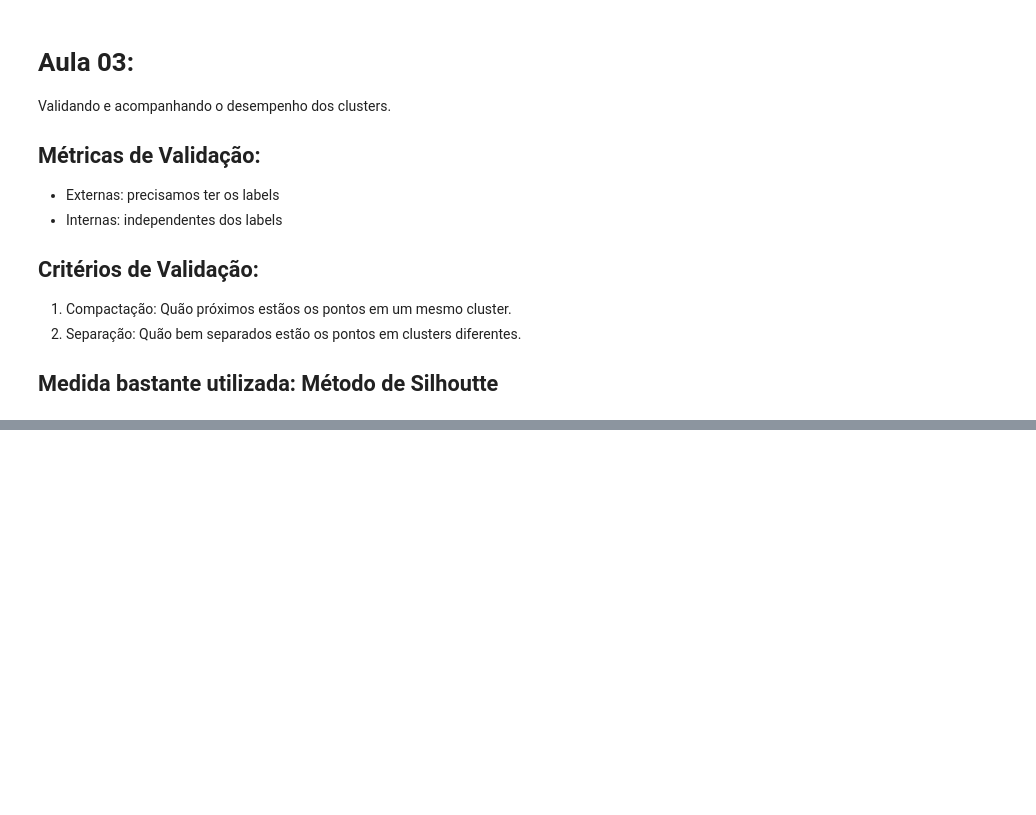
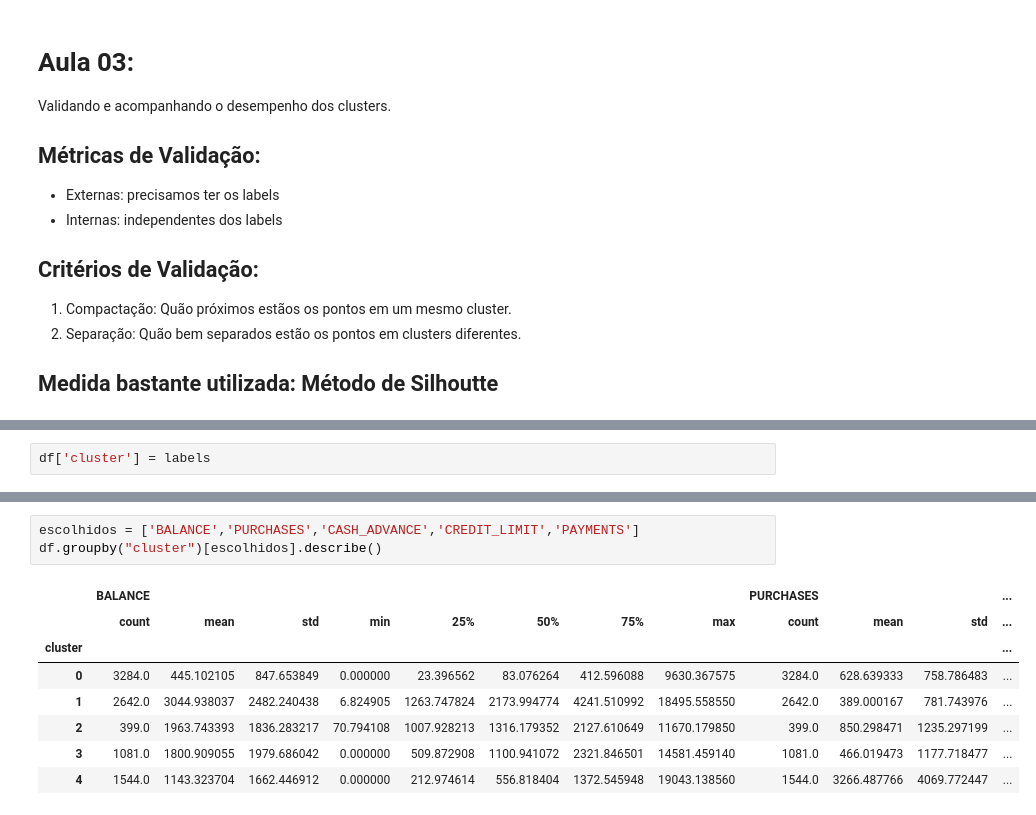
Before and after one commit to arthursgonzaga/Machine-Learning-Studies, a Jupyter notebook: Clustering_Extraindo_Padroes.ipynb, the cells around one changed output, grey strips where cells are left out. Drawn from its saved outputs; the diff is of its cells as text; blank space fills up the shorter version.

Commit message:
Finalizando o curso de Clusterização.

```diff
--- a/Clustering_Extraindo_Padroes.ipynb
+++ b/Clustering_Extraindo_Padroes.ipynb
@@ -144,0 +214,2 @@ MemoryError: Unable to allocate 611. MiB for an array with shape (8950, 8950) an
+# %%
+df['cluster'] = labels
@@ -144,0 +276,12 @@ MemoryError: Unable to allocate 611. MiB for an array with shape (8950, 8950) an
+# %%
+escolhidos = ['BALANCE','PURCHASES','CASH_ADVANCE','CREDIT_LIMIT','PAYMENTS']
+df.groupby("cluster")[escolhidos].describe()
+# %% [output]
+|  | BALANCE |  |  |  |  |  |  |  | PURCHASES |  |  | ... |
+|  | count | mean | std | min | 25% | 50% | 75% | max | count | mean | std | ... |
+| cluster |  |  |  |  |  |  |  |  |  |  |  | ... |
+| 0 | 3284.0 | 445.102105 | 847.653849 | 0.000000 | 23.396562 | 83.076264 | 412.596088 | 9630.367575 | 3284.0 | 628.639333 | 758.786483 | ... |
+| 1 | 2642.0 | 3044.938037 | 2482.240438 | 6.824905 | 1263.747824 | 2173.994774 | 4241.510992 | 18495.558550 | 2642.0 | 389.000167 | 781.743976 | ... |
+| 2 | 399.0 | 1963.743393 | 1836.283217 | 70.794108 | 1007.928213 | 1316.179352 | 2127.610649 | 11670.179850 | 399.0 | 850.298471 | 1235.297199 | ... |
+| 3 | 1081.0 | 1800.909055 | 1979.686042 | 0.000000 | 509.872908 | 1100.941072 | 2321.846501 | 14581.459140 | 1081.0 | 466.019473 | 1177.718477 | ... |
+| 4 | 1544.0 | 1143.323704 | 1662.446912 | 0.000000 | 212.974614 | 556.818404 | 1372.545948 | 19043.138560 | 1544.0 | 3266.487766 | 4069.772447 | ... |
```
Also changed, not shown: parts of 25 cells of this notebook, 1 other file.
